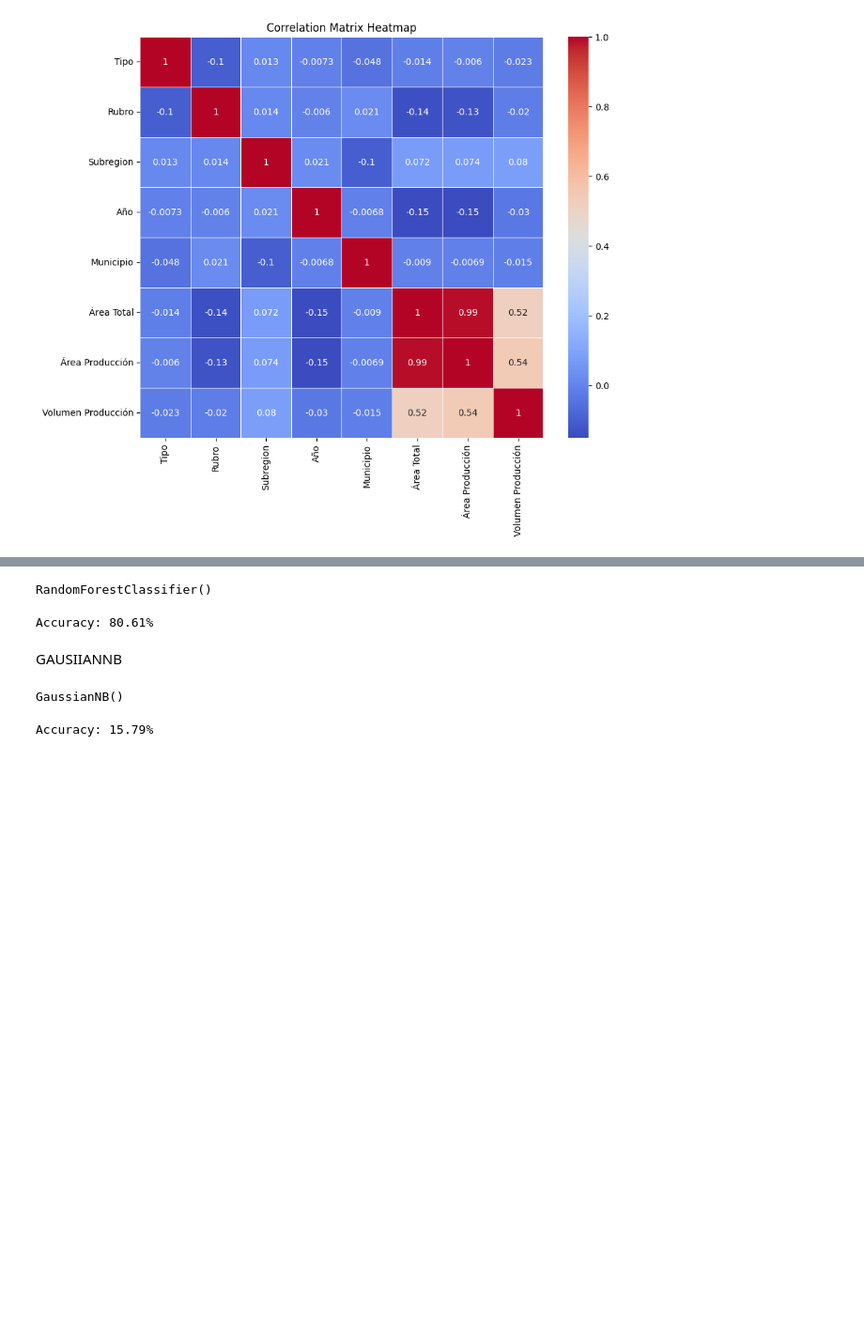
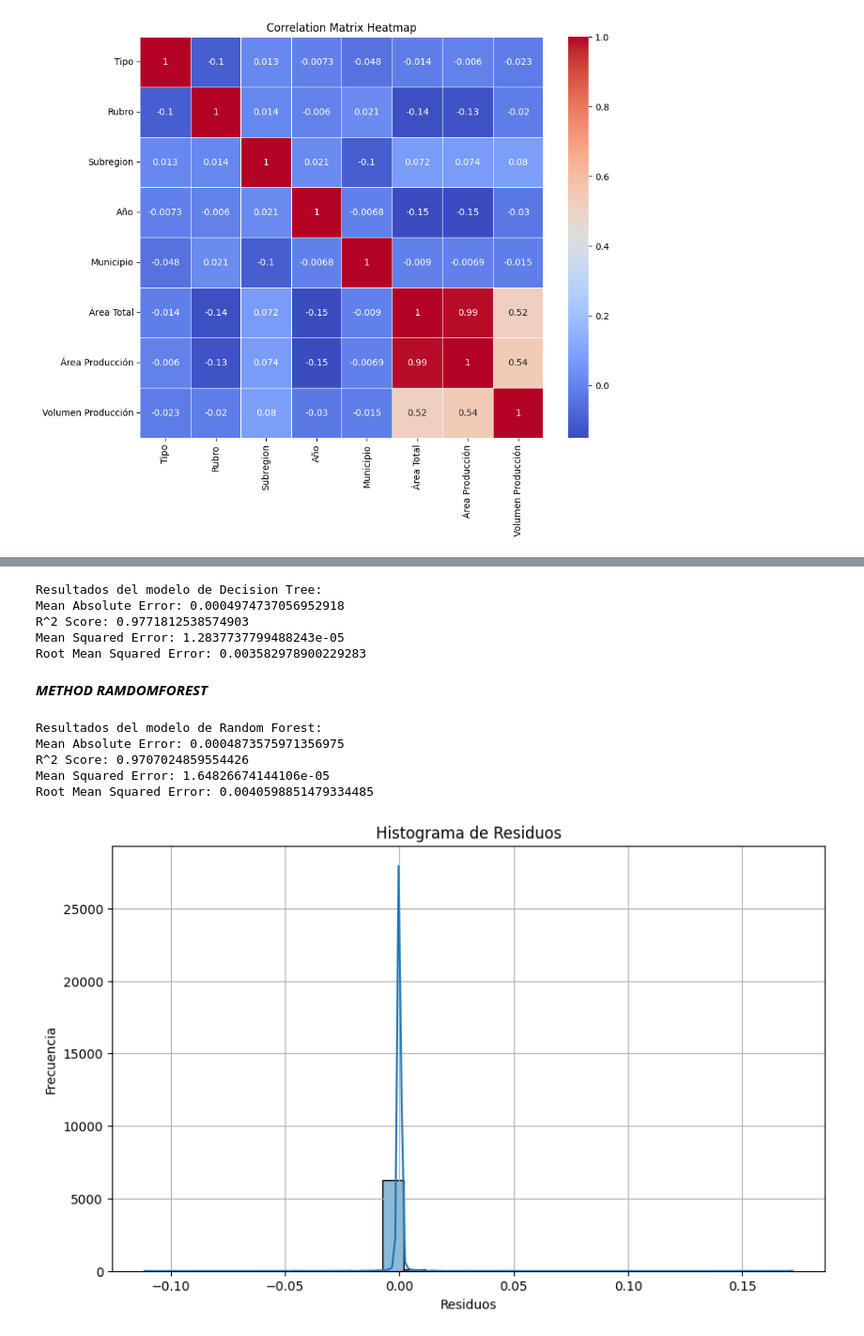
Before and after one commit to nicolas23-wq/maching-learnig---used-for-the-grounds-, a Jupyter notebook: ground.ipynb, the cells around one changed output, grey strips where cells are left out. Shown at 94% size. Saved outputs shown, nothing was run; the diff lists cells and outputs as text; code cells hidden in the pictures; blank space fills up the shorter version.

```diff
--- a/fields2.ipynb
+++ b/ground.ipynb
@@ -165,24 +186,52 @@ Accuracy: 71.56%
+# %%
+mean_absolute_error_value = mean_absolute_error(y_test, y_pred)
+r2_score_value = r2_score(y_test, y_pred)
+mse = mean_squared_error(y_test, y_pred)
+rmse = np.sqrt(mean_squared_error(y_test, y_pred))
+print(f"Resultados del modelo de Decision Tree:")
+print(f"Mean Absolute Error: {mean_absolute_error_value}")
+print(f"R^2 Score: {r2_score_value}")
+print(f"Mean Squared Error: {mse}")
+print(f"Root Mean Squared Error: {rmse}")
+
+with open('model_DM.pkl', 'wb') as file:
+    pickle.dump(model, file)
+# %% [output]
+Resultados del modelo de Decision Tree:
+Mean Absolute Error: 0.0004974737056952918
+R^2 Score: 0.9771812538574903
+Mean Squared Error: 1.2837737799488243e-05
+Root Mean Squared Error: 0.003582978900229283
+# %% [markdown]
+***METHOD RAMDOMFOREST***
 # %%
-model_RM = RandomForestClassifier()
+model_RM = RandomForestRegressor()
 model_RM.fit(X_train, y_train)
+y_pred_RM = model_RM.predict(X_test)
-# %% [output]
-RandomForestClassifier()
-# %%
-y_pred_RM = model_RM.predict(X_test)
-accuracy_RM = model_RM.score(X_test, y_test)
-print(f"Accuracy: {accuracy_RM * 100:.2f}%")
-# %% [output]
-Accuracy: 80.61%
-# %% [markdown]
-GAUSIIANNB
-# %%
-model_G = GaussianNB()
-model_G.fit(X_train, y_train)
-# %% [output]
-GaussianNB()
-# %%
-y_pred_G = model_G.predict(X_test)
-accuracy_G = model_G.score(X_test, y_test)
-print(f"Accuracy: {accuracy_G * 100:.2f}%")
-# %% [output]
-Accuracy: 15.79%
+# %%
+mean_absolute_error_value = mean_absolute_error(y_test, y_pred_RM)
+r2_score_value = r2_score(y_test, y_pred_RM)
+mse = mean_squared_error(y_test, y_pred_RM)
+rmse = np.sqrt(mean_squared_error(y_test, y_pred_RM))
+print(f"Resultados del modelo de Random Forest:")
+print(f"Mean Absolute Error: {mean_absolute_error_value}")
+print(f"R^2 Score: {r2_score_value}")
+print(f"Mean Squared Error: {mse}")
+print(f"Root Mean Squared Error: {rmse}")
+# %% [output]
+Resultados del modelo de Random Forest:
+Mean Absolute Error: 0.0004873575971356975
+R^2 Score: 0.9707024859554426
+Mean Squared Error: 1.64826674144106e-05
+Root Mean Squared Error: 0.0040598851479334485
+# %%
+residuals = y_test - y_pred_RM
+plt.figure(figsize=(10, 6))
+sns.histplot(residuals, kde=True, bins=30)
+plt.xlabel("Residuos")
+plt.ylabel("Frecuencia")
+plt.title("Histograma de Residuos")
+plt.grid(True)
+plt.show()
+# %% [output]
+[figure, added]
```
Also changed, not shown: parts of 21 cells of this notebook, 10 other files.
